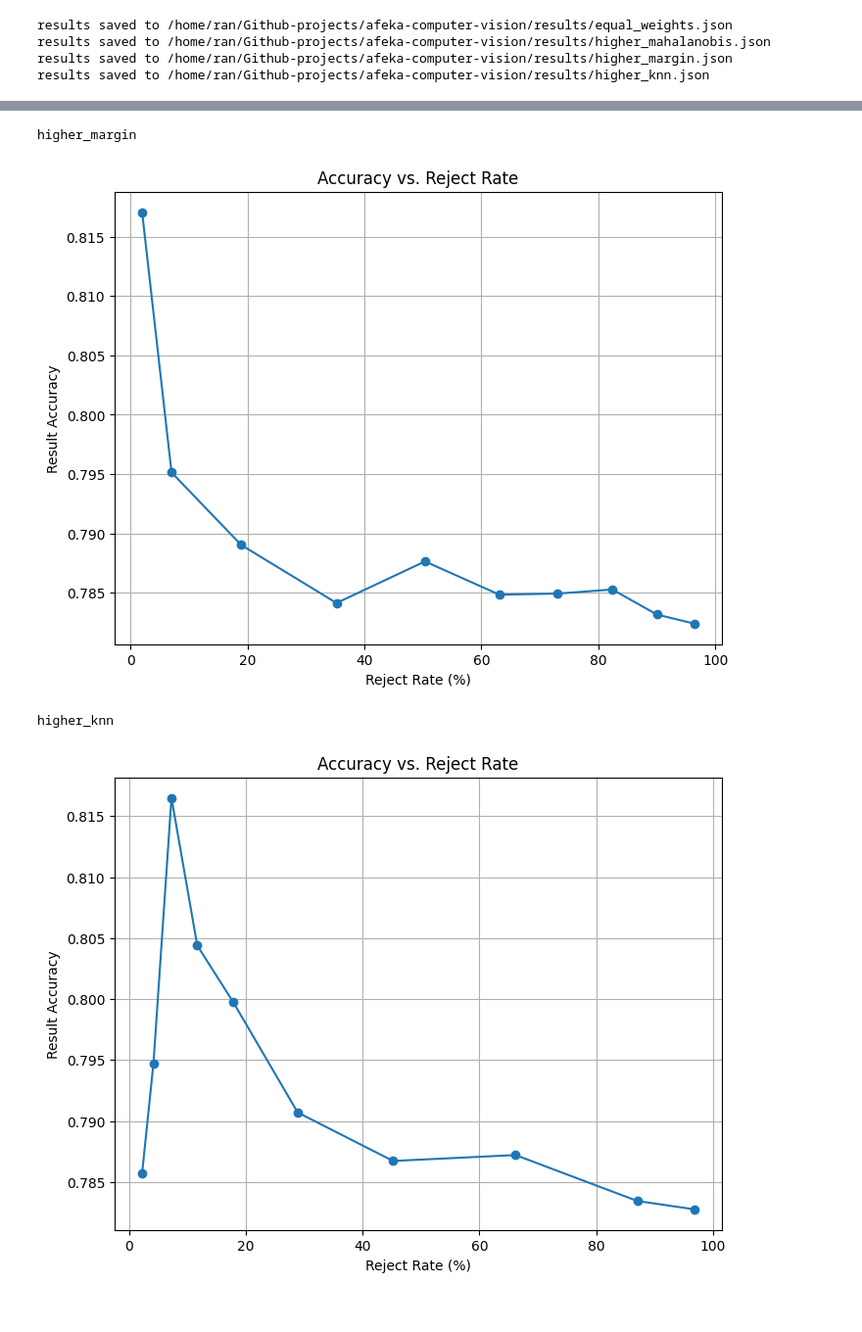
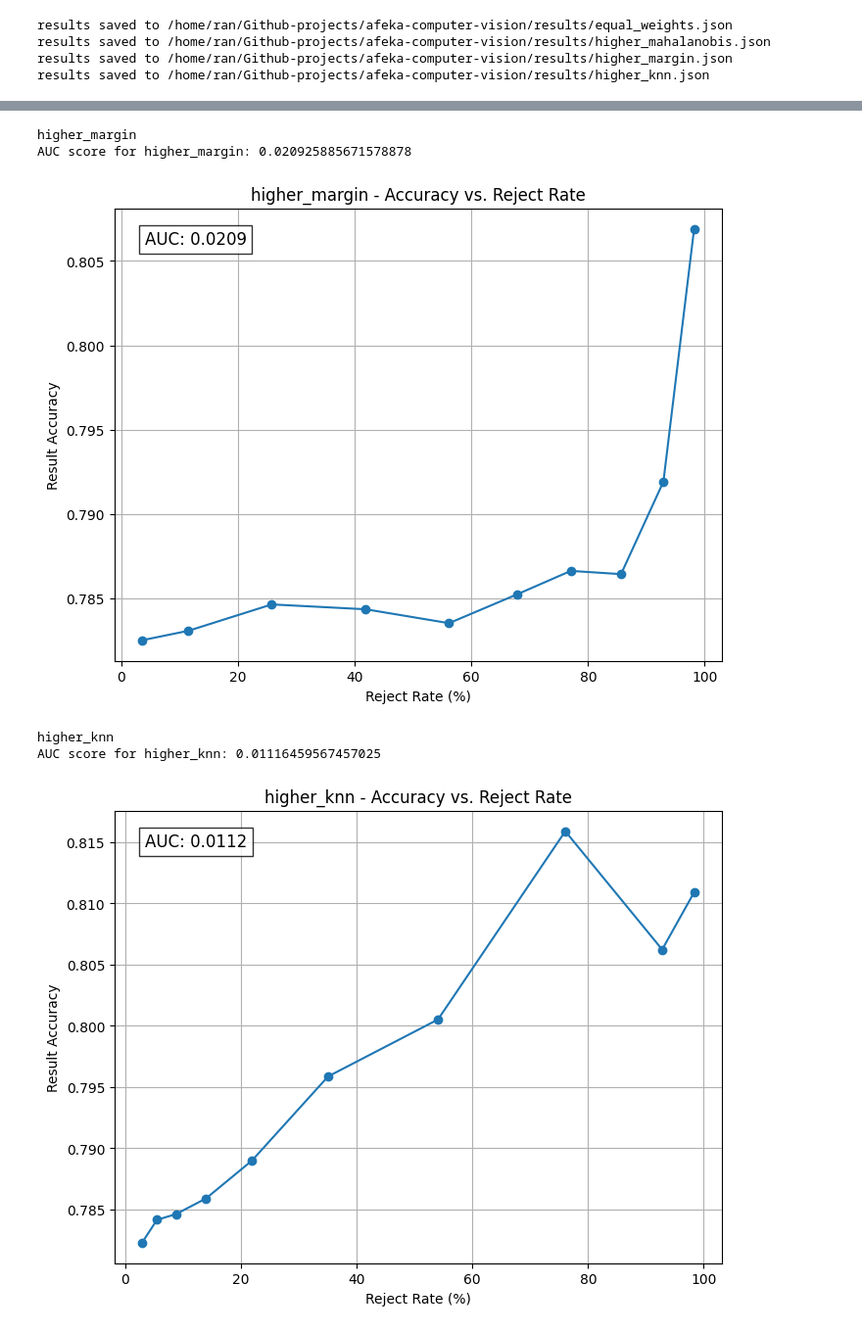
Before and after one commit to RyanWri/afeka-computer-vision, a Jupyter notebook: src/main.ipynb, the cells around one changed output, grey strips where cells are left out. Shown: that part at 98% size. Saved outputs shown, nothing was run; the diff lists cells and outputs as text; code cells hidden in the pictures.

Commit message:
charts (#33)

```diff
--- a/src/main.ipynb
+++ b/src/main.ipynb
@@ -7,19 +8,37 @@ from src.metrics import calculate_metrics, concat_and_process_results
 import matplotlib.pyplot as plt
 
 
-def plot_accuracy_vs_reject_rate(results, experiment_name):
+def plot_accuracy_vs_reject_rate(results, fig_name, experiment_name):
     experiments = results["experiments"]
     reject_rates = [exp["reject_rate"] * 100 for exp in experiments]
     accuracies = [exp["accuracy"] for exp in experiments]
+
+    # Compute the AUC score (area under the curve)
+    rates = [exp["reject_rate"] for exp in experiments]
+    auc = abs(np.trapz(rates, accuracies))
+    print(f"AUC score for {experiment_name}: {auc}")
 
     fig = plt.figure(figsize=(8, 6))
     plt.plot(reject_rates, accuracies, marker="o", linestyle="-")
     plt.xlabel("Reject Rate (%)")
     plt.ylabel("Result Accuracy")
-    plt.title("Accuracy vs. Reject Rate")
+    plt.title(f"{experiment_name} - Accuracy vs. Reject Rate")
     plt.grid(True)
+
+    # Add the AUC score annotation to the plot
+    plt.text(
+        0.05,
+        0.95,
+        f"AUC: {auc:.4f}",
+        transform=plt.gca().transAxes,
+        fontsize=12,
+        verticalalignment="top",
+        bbox=dict(facecolor="white", alpha=0.8),
+    )
+
+    # Save the figure before showing it
+    fig.savefig(f"{fig_name}.png")
     plt.show()
-    fig.savefig(f"{experiment_name}.png")
     plt.close(fig)
 # %%
 from IPython.display import display
@@ -99,6 +118,13 @@ for setting in settings:
             }
         )
 
+    # Extract and reverse the accuracy values
+    reversed_accuracies = [d["accuracy"] for d in experiments]
+    reveresed_rate = [d["reject_rate"] for d in experiments][::-1]
+    for i, d in enumerate(experiments):
+        experiments[i]["accuracy"] = reversed_accuracies[i]
+        experiments[i]["reject_rate"] = reveresed_rate[i]
+
     results = {
         "models": weights,
         "original_model": original_model,
@@ -117,11 +143,12 @@ results saved to /home/ran/Github-projects/afeka-computer-vision/results/higher_
 results saved to /home/ran/Github-projects/afeka-computer-vision/results/higher_knn.json
 # %%
 for filename in os.listdir(conclusion_dir):
-    experiment_name = filename.split(".json")[0]
-    print(experiment_name)
-    fig_name = os.path.join(conclusion_dir, f"{experiment_name}")
-    with open(os.path.join(conclusion_dir, filename), "r") as f:
-        result = json.load(f)
-    plot_accuracy_vs_reject_rate(result, fig_name)
+    if filename.endswith(".json"):
+        experiment_name = filename.split(".json")[0]
+        print(experiment_name)
+        fig_name = os.path.join(conclusion_dir, f"{experiment_name}")
+        with open(os.path.join(conclusion_dir, filename), "r") as f:
+            result = json.load(f)
+        plot_accuracy_vs_reject_rate(result, fig_name, experiment_name)
 # %% [output]
 higher_mahalanobis
@@ -131,4 +160,6 @@ equal_weights
 higher_margin
+AUC score for higher_margin: 0.020925885671578878
-[figure, old version]
+[figure, new version]
 higher_knn
+AUC score for higher_knn: 0.01116459567457025
-[figure, old version]
+[figure, new version]
```
Also changed, not shown: parts of 4 cells of this notebook, 8 other files.
